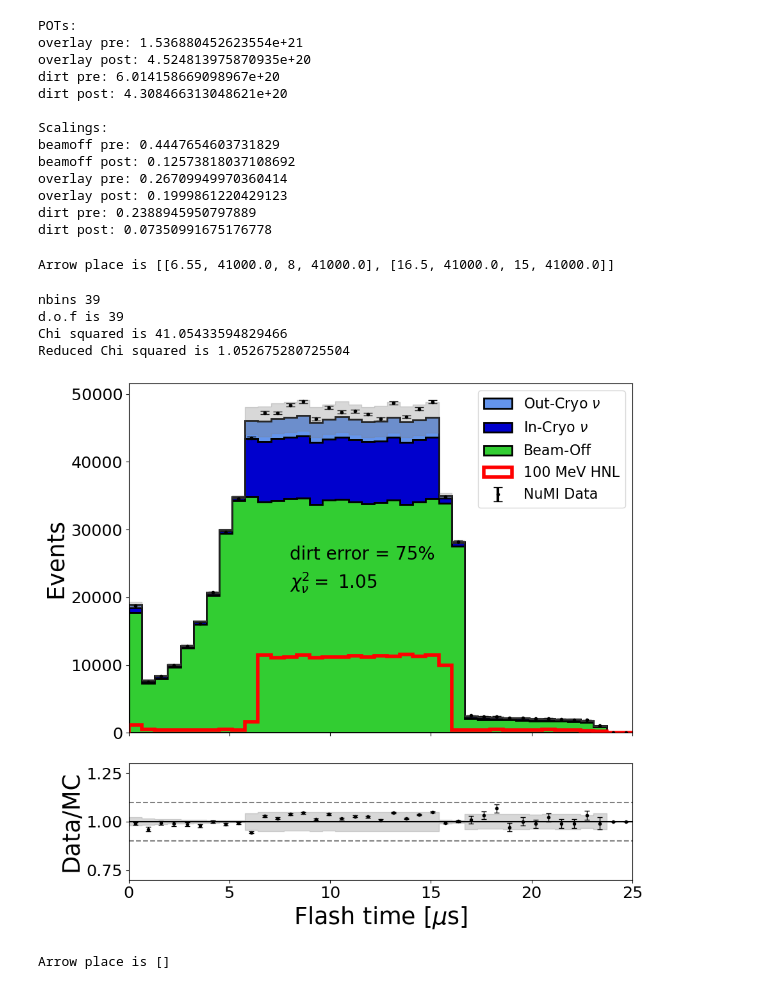
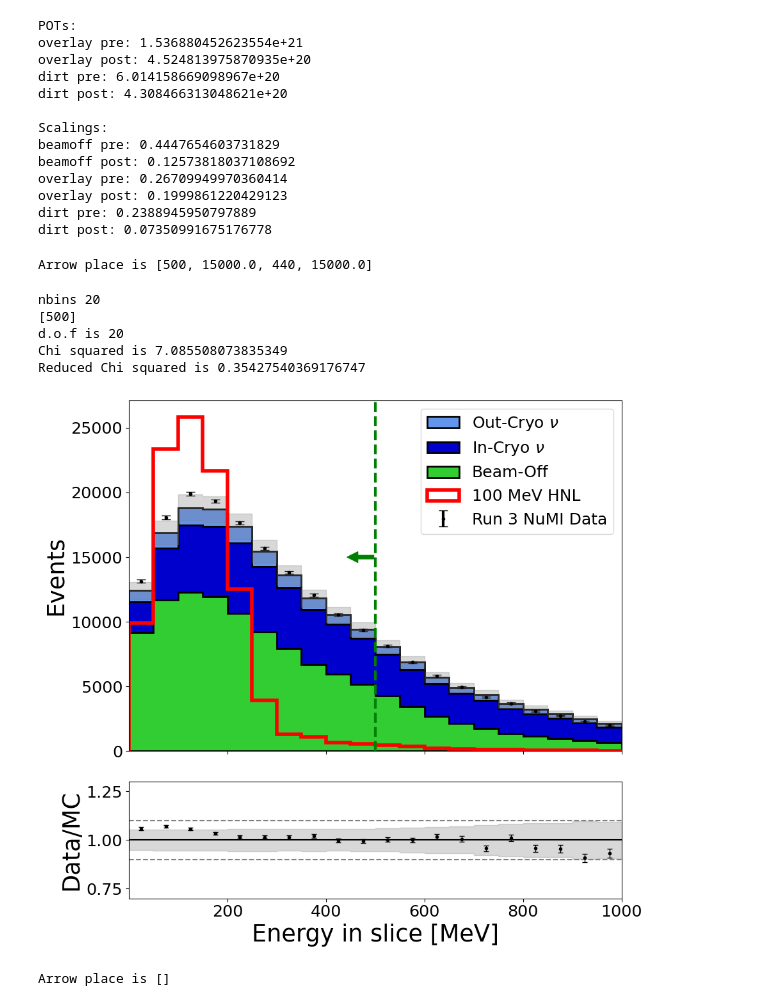
Before and after one commit to dmarsden01/uboone_HNL_analysis, a Jupyter notebook: 1.9_Run3_flash_norm.ipynb, the cells around one changed output. Drawn from its saved outputs; the diff is of its cells as text; code cells hidden in the pictures.

Commit message:
Made full pre-selection plots again.

```diff
--- a/1.9_Run3_flash_norm.ipynb
+++ b/1.9_Run3_flash_norm.ipynb
@@ -44,7 +44,8 @@ Params = {"Run":"run3", #The run number, so far either "run1" or "run3"
           'Load_lepton_dirac':False,
           'Load_pi0_dirac':False}
 
-Params, samples = Functions.create_sample_list(Params)
+# Params, samples = Functions.create_sample_list(Params)
+Params, samples = Functions.new_create_sample_list(Params)
 loc_pkls = "pkl_files/"+Params["Run"]+"/current_files/"+Params["variables_string"]+"/"
 # %% [output]
 Loading these run3 samples:
@@ -116,0 +53,7 @@ Index(['nslice', 'flash_time', 'nu_flashmatch_score', 'NeutrinoEnergy2',
+# %%
+samples_dict = Functions.Load_initial_pkls(samples, Params, loc_pkls, "_full_Finished")
+
+for sample in samples_dict:
+    print(f"{sample} length is " + str(len(samples_dict[sample])))
+print("Loading these variables:")
+print(samples_dict[sample].keys())
@@ -168,7 +128,7 @@ dict_keys([2, 10, 20, 50, 100, 150, 'overlay', 'dirtoverlay', 'beamoff', 'beamgo
 # Plotting variables before preselection
 # %%
 #Want to have arrows drawn on for where the preselection cut goes
-HNL_mass = 100
+HNL_mass = "100_ee"
 if Params["Load_pi0_signal"]:
     HNL_mass = f"{HNL_mass}_pi0" #only plotting one at a time
 variable = 'flash_time'
@@ -733,7 +693,7 @@ weights_sample_nslice = {'overlay':weight_Overlay,
 # %%
 #Calculate sys
 Calculate_sys = True
-variable = 'flash_time'
+variable = 'NeutrinoEnergy2'
 
 reload(PT)
 reload(Functions)
@@ -765,7 +725,7 @@ XLIMS = [BINS[0],BINS[-1]]
 Log_var = Variables_bins.Log_vars[variable]
 cut_line = Variables_bins.cut_lines[variable]
 arrow_place = Variables_bins.arrow_places_r3[variable]
-arrow_place = [[6.55, 4.1e4, 8, 4.1e4], [16.5, 4.1e4, 15, 4.1e4]]
+# arrow_place = [[6.55, 4.1e4, 8, 4.1e4], [16.5, 4.1e4, 15, 4.1e4]]
 print("Arrow place is " + str(arrow_place))
 
 Name = ""
@@ -775,7 +735,7 @@ if Calculate_sys==False: Sys_name = "no_sys"
 if arrow_place != []: end_name = "_arrow"
 else: end_name = ""
 # %% [output]
-Arrow place is [[6.55, 41000.0, 8, 41000.0], [16.5, 41000.0, 15, 41000.0]]
+Arrow place is [500, 15000.0, 440, 15000.0]
 # %%
 # PT.Plot_preselection_query(variable, samples_plotting, sample_norms,sample_weights_full=weights_sample_fixed, query="swtrig_post>-99", xlabel=x_string, xlims=XLIMS, bins=BINS, HNL_mass=100,
 #                                 HNLplotscale=PLOTSCALE,cutline=0.0,legloc="best", show_ev_nums=True, CalcSys=Calculate_sys,logy=False,
@@ -784,44 +744,47 @@ Arrow place is [[6.55, 41000.0, 8, 41000.0], [16.5, 41000.0, 15, 41000.0]]
 
 # PT.Plot_preselection_query(variable, samples_plotting, sample_norms,sample_weights_full=weights_sample_old_trig, query="swtrig_pre>0", xlabel=x_string, xlims=XLIMS, bins=BINS, HNL_mass=100,
 #                                 HNLplotscale=PLOTSCALE,cutline=0.0,legloc="best", show_ev_nums=True, CalcSys=Calculate_sys,logy=False,
 #                                 xticks = [], sys_dict=flat_sys_vars_dict, centre_bins=False, hatch=False, ylabel="Events", arrow_place=[], legsize=16,
 #                                 title_name="Old trigger")
 
 bins_test = [0,25.0]
 bins_test = np.linspace(0, 23, 10)
 bins_test = BINS
-arrow_place=[]
-cut_line=[]
+if variable=='nslice':xticks=[0,1]
+# arrow_place=[]
+# cut_line=[]
 print("nbins " + str(len(bins_test)-1))
 query="swtrig_post>0" #Usual query
 sample_weights_full=weights_sample_new_trig #usual
+print(cut_line)
 
 PT.Plot_preselection_query(variable, samples_plotting, sample_norms, sample_weights_full=weights_sample_new_trig, query="swtrig_post>0",
                            xlabel=x_string, xlims=XLIMS, bins=bins_test, HNL_mass=100, HNLplotscale=PLOTSCALE, cutline=cut_line,legloc="best",
-                           show_ev_nums=False, CalcSys=Calculate_sys,logy=Log_var, xticks = [], sys_dict=flat_sys_vars_dict,
-                           centre_bins=False, hatch=False, ylabel="Events", arrow_place=arrow_place, legsize=16, title_name="",
-                           chi_squared=True, dirt_frac_error=0.75)
+                           show_ev_nums=False, CalcSys=Calculate_sys,logy=Log_var, xticks = xticks, sys_dict=flat_sys_vars_dict,
+                           centre_bins=False, hatch=False, ylabel="Events", arrow_place=arrow_place, legsize=18, title_name="",
+                           chi_squared=True, Run="Run 3", dirt_frac_error=0.75)
 
 # plt.text(8.0, 2.35 , r"dirt error = " + str(75) + "%", fontsize=20)
 # plt.text(8.0, 2.2 , r"$\chi_{\nu}^2 = $ 1.05", fontsize=20)
 
 savefig=False
 
 # Name = "Split_swtrig_"
-Name = "Split_swtrig_"
+Name = ""
 if Params["Load_pi0_signal"] == True: Name = "pi0/"
 if Calculate_sys==True: Sys_name = "with_sys"
 if Calculate_sys==False: Sys_name = "no_sys"
 
 if savefig == True:
     plt.savefig(f"plots/Data_MC_comparison/{Name}Presel_{variable}_" + Params["Run"] + f"_{HNL_mass}MeV_{Sys_name}{end_name}.png")
     plt.savefig(f"plots/Data_MC_comparison/{Name}Presel_{variable}_" + Params["Run"] + f"_{HNL_mass}MeV_{Sys_name}{end_name}.pdf")
 # %% [output]
-nbins 39
-d.o.f is 39
-Chi squared is 41.05433594829466
-Reduced Chi squared is 1.052675280725504
+nbins 20
+[500]
+d.o.f is 20
+Chi squared is 7.085508073835349
+Reduced Chi squared is 0.35427540369176747
-[figure, old version]
+[figure, new version]
 # %%
 #Calculate sys
 Calculate_sys = True
```
Also changed, not shown: parts of 9 cells of this notebook, 5 other files.
